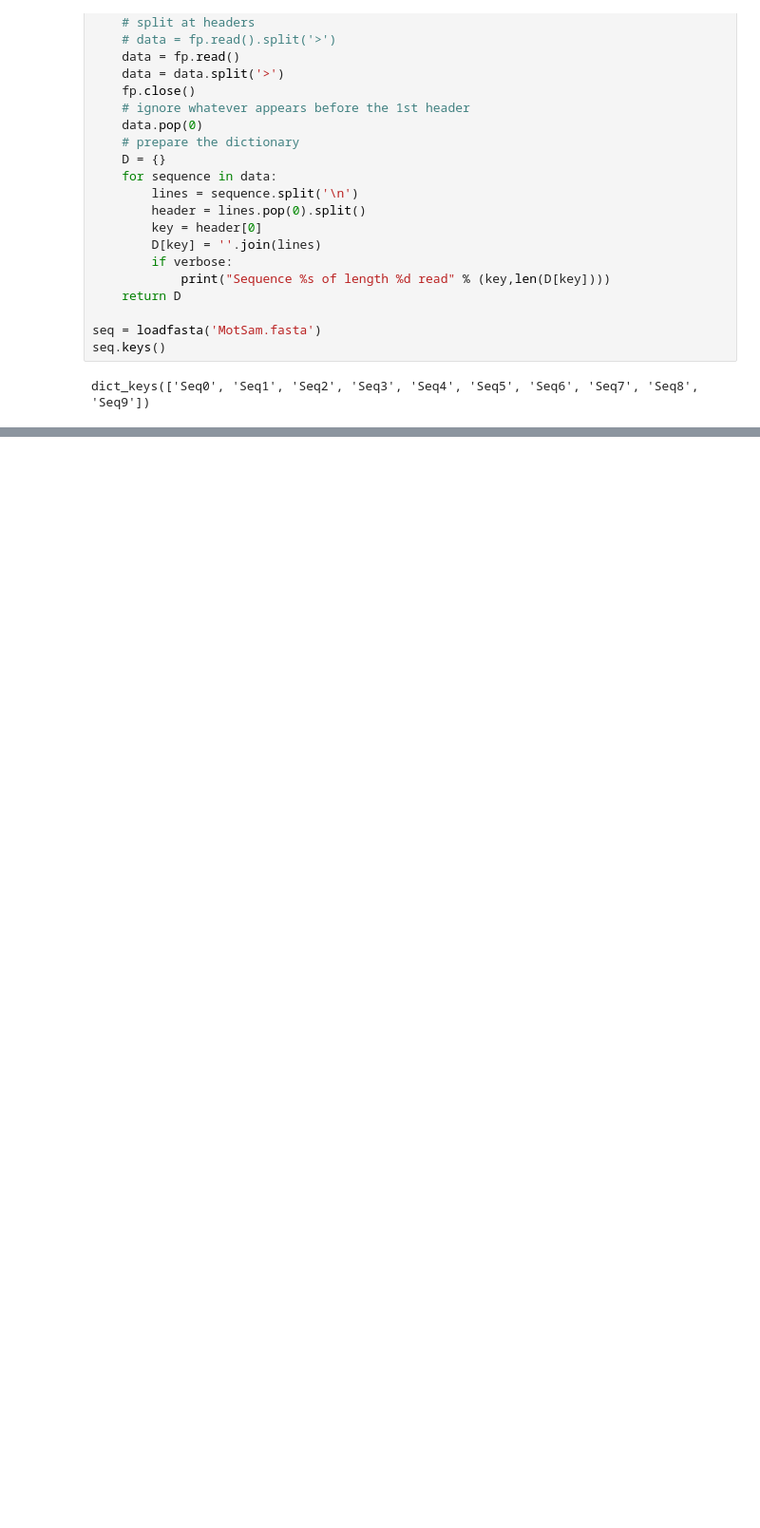
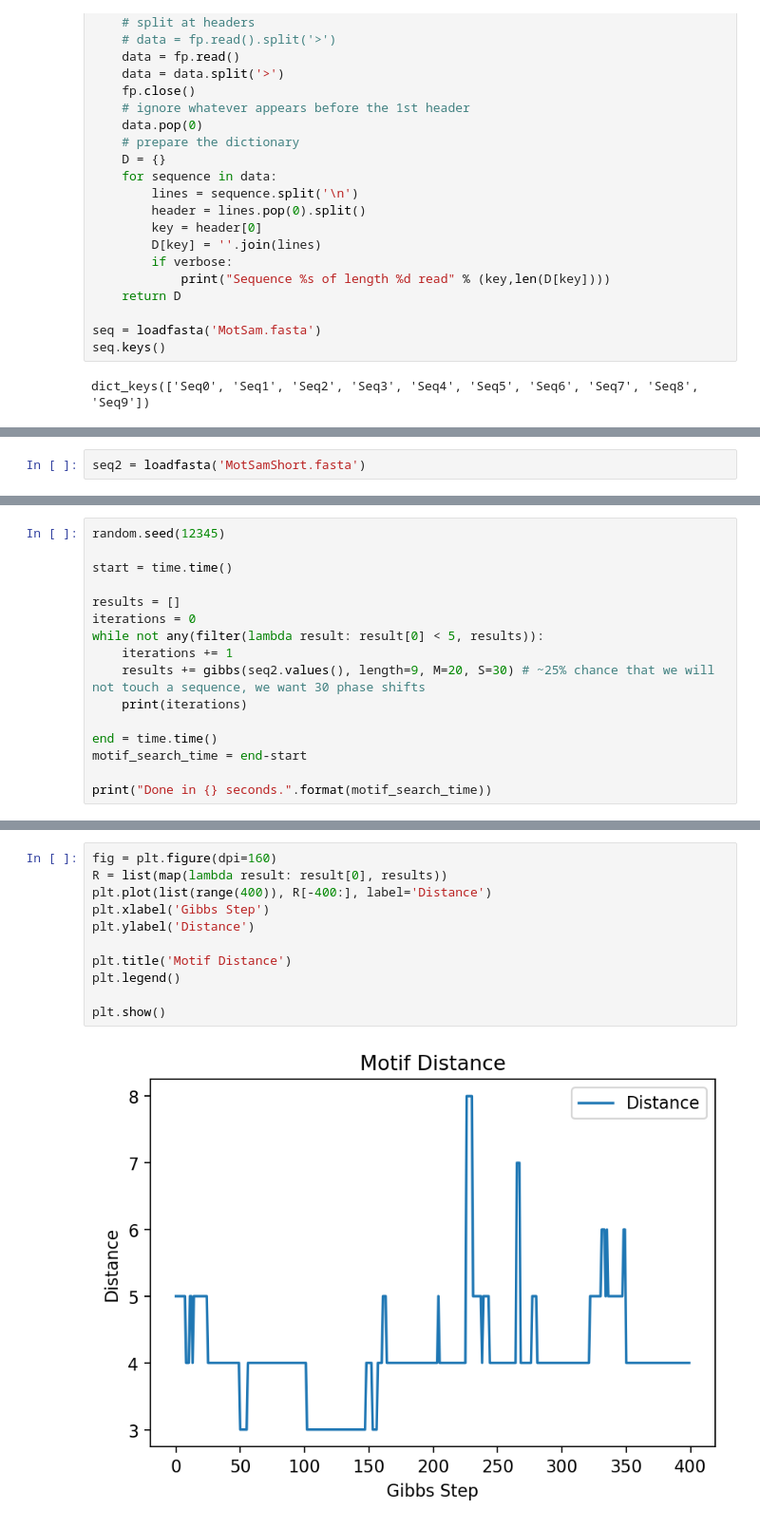
Before and after one commit to JakubMifek/mff-docs, a Jupyter notebook: Bioinformatics Algorithms/Homework 3/NTIN084_-_HW3_-_Jakub_Mifek.ipynb, the cells around one changed output, grey strips where cells are left out. Shown at 95% size. Drawn from its saved outputs; the diff is of its cells as text; blank space fills up the shorter version.

```diff
--- a/Bioinformatics Algorithms/Homework 3/NTIN084_-_HW3_-_Jakub_Mifek.ipynb
+++ b/Bioinformatics Algorithms/Homework 3/NTIN084_-_HW3_-_Jakub_Mifek.ipynb
@@ -263,0 +557,2 @@ NameError: name 'distances' is not defined
+# %%
+seq2 = loadfasta('MotSamShort.fasta')
@@ -263,0 +563,16 @@ NameError: name 'distances' is not defined
+# %%
+random.seed(12345)
+
+start = time.time()
+
+results = []
+iterations = 0
+while not any(filter(lambda result: result[0] < 5, results)):
+    iterations += 1
+    results += gibbs(seq2.values(), length=9, M=20, S=30) # ~25% chance that we will not touch a sequence, we want 30 phase shifts
+    print(iterations)
+
+end = time.time()
+motif_search_time = end-start
+
+print("Done in {} seconds.".format(motif_search_time))
@@ -263,0 +600,13 @@ NameError: name 'distances' is not defined
+# %%
+fig = plt.figure(dpi=160)
+R = list(map(lambda result: result[0], results))
+plt.plot(list(range(400)), R[-400:], label='Distance')
+plt.xlabel('Gibbs Step')
+plt.ylabel('Distance')
+
+plt.title('Motif Distance')
+plt.legend()
+
+plt.show()
+# %% [output]
+[figure, added]
```
Also changed, not shown: parts of 52 cells of this notebook, 1 other file.
